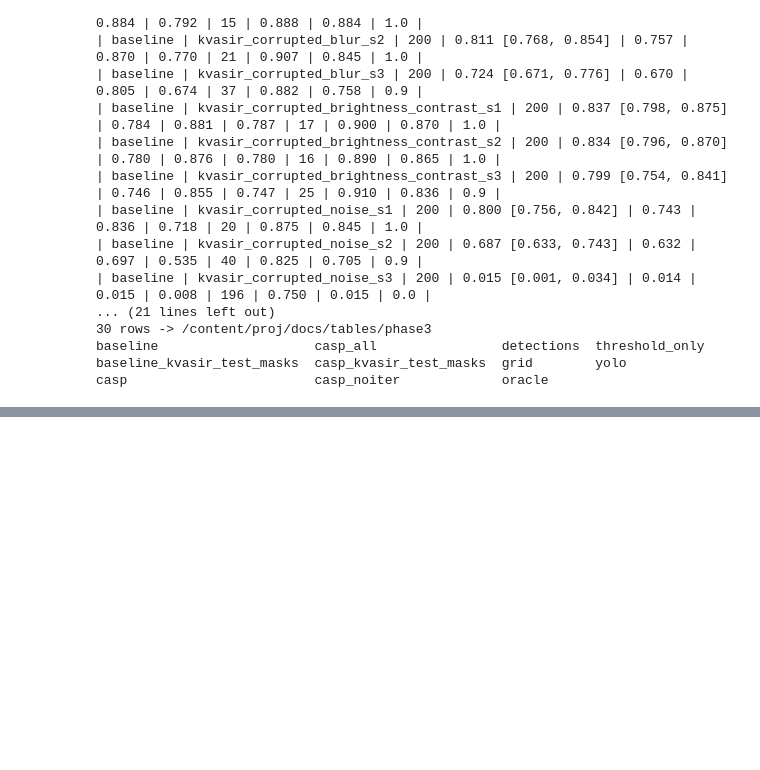
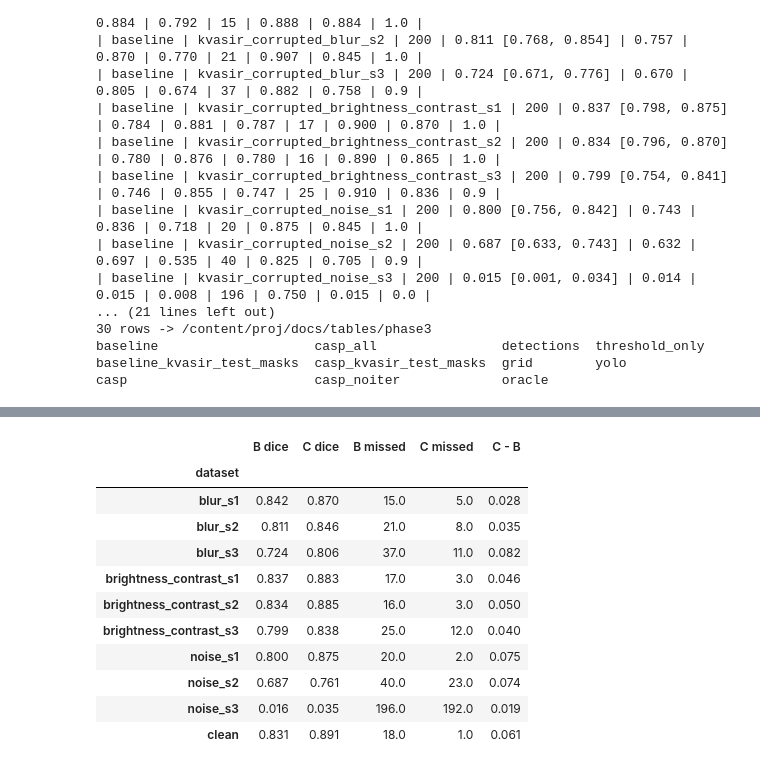
Before and after one commit to kashishfatima999/Confidence-Aware-Self-Prompting-for-Robust-Polyp-Segmentation, a Jupyter notebook: docs/submissions/phase3/F26-13.ipynb, the cells around one changed output, grey strips where cells are left out. Drawn from its saved outputs; the diff is of its cells as text; code cells hidden in the pictures; blank space fills up the shorter version.

```diff
--- a/docs/submissions/phase3/F26-13.ipynb
+++ b/docs/submissions/phase3/F26-13.ipynb
@@ -409,0 +423,14 @@ four CASP/threshold configs and in DL-34, plus a change-log row. Never `runs/`,
+# %%
+import pandas as pd
+r = pd.read_csv("docs/tables/phase3/results.csv")
+names = {"baseline": "B baseline", "threshold_only": "T threshold only", "casp": "C CASP v1",
+         "casp_all": "C-all", "casp_noiter": "C-noiter", "oracle": "O oracle"}
+main = r[r.dataset.isin(["kvasir_test", "clinicdb"])].copy()
+main["run"] = main.experiment.map(names)
+main["dice [95% CI]"] = main.apply(lambda x: f"{x.mean_dice:.3f} [{x.dice_ci_low:.3f}, {x.dice_ci_high:.3f}]", axis=1)
+main["box P / R"] = main.apply(lambda x: f"{x.precision:.3f} / {x.recall:.3f}", axis=1)
+main = main.rename(columns={"pooled_dice": "pooled", "images_with_empty_prediction": "missed"})
+order = list(names.values())
+for ds in ["kvasir_test", "clinicdb"]:
+    t = main[main.dataset == ds].set_index("run").loc[order, ["dice [95% CI]", "mean_iou", "pooled", "missed", "box P / R", "prompts_per_image"]]
+    print(ds); display(t.round(3))
@@ -409,0 +483,21 @@ four CASP/threshold configs and in DL-34, plus a change-log row. Never `runs/`,
+# %%
+corr = r[r.dataset.str.startswith("kvasir_corrupted") | (r.dataset == "kvasir_test")]
+corr = corr[corr.experiment.isin(["baseline", "casp"])]
+corr = corr.pivot(index="dataset", columns="experiment", values=["mean_dice", "images_with_empty_prediction"])
+corr.columns = ["B dice", "C dice", "B missed", "C missed"]
+corr["C - B"] = corr["C dice"] - corr["B dice"]
+corr.index = corr.index.str.replace("kvasir_corrupted_", "").str.replace("kvasir_test", "clean")
+corr.round(3)
+# %% [output]
+|  | B dice | C dice | B missed | C missed | C - B |
+| dataset |  |  |  |  |  |
+| blur_s1 | 0.842 | 0.870 | 15.0 | 5.0 | 0.028 |
+| blur_s2 | 0.811 | 0.846 | 21.0 | 8.0 | 0.035 |
+| blur_s3 | 0.724 | 0.806 | 37.0 | 11.0 | 0.082 |
+| brightness_contrast_s1 | 0.837 | 0.883 | 17.0 | 3.0 | 0.046 |
+| brightness_contrast_s2 | 0.834 | 0.885 | 16.0 | 3.0 | 0.050 |
+| brightness_contrast_s3 | 0.799 | 0.838 | 25.0 | 12.0 | 0.040 |
+| noise_s1 | 0.800 | 0.875 | 20.0 | 2.0 | 0.075 |
+| noise_s2 | 0.687 | 0.761 | 40.0 | 23.0 | 0.074 |
+| noise_s3 | 0.016 | 0.035 | 196.0 | 192.0 | 0.019 |
+| clean | 0.831 | 0.891 | 18.0 | 1.0 | 0.061 |
```
Also changed, not shown: parts of 13 cells of this notebook, 6 other files.
